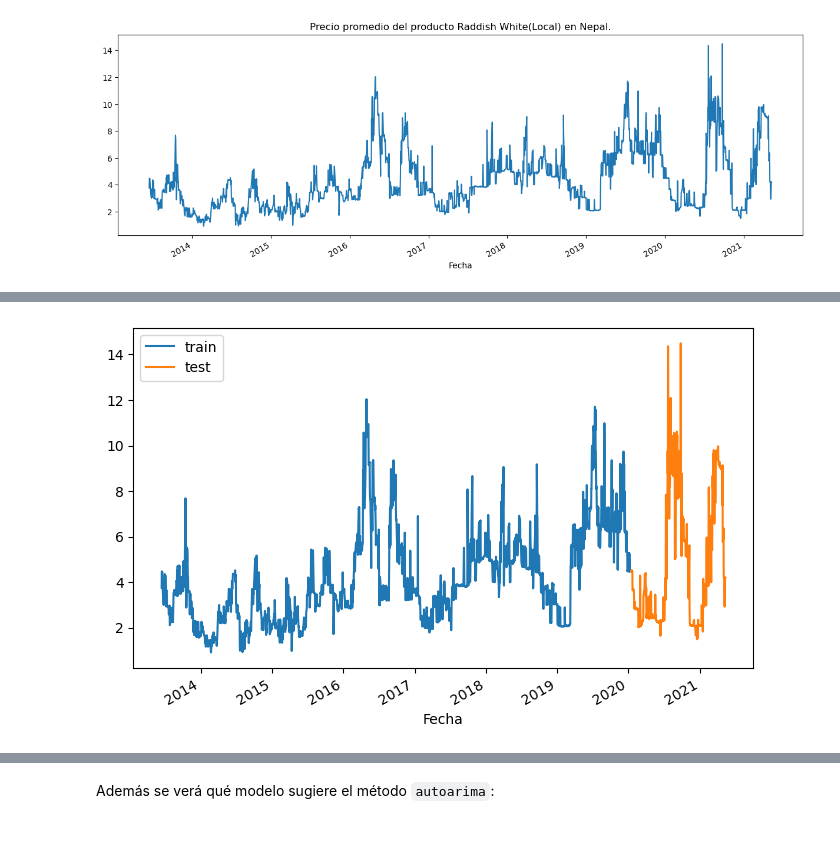
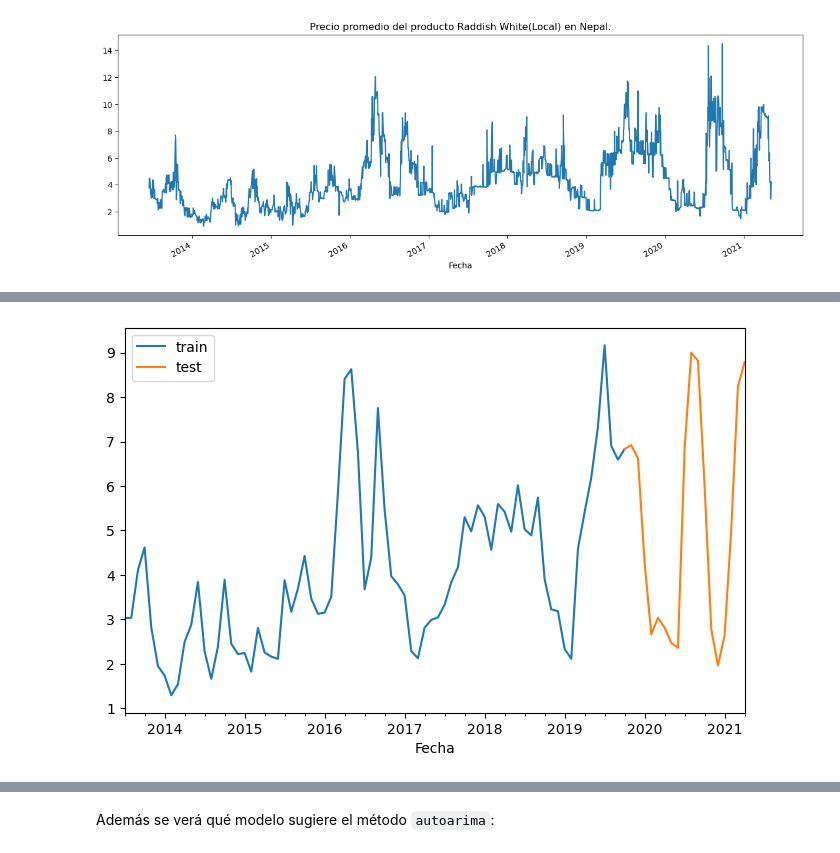
Before and after one commit to paucardenasg/Proyecto_MNLP, a Jupyter notebook: Proyecto_Final.ipynb, the cells around one changed output, grey strips where cells are left out. Drawn from its saved outputs; the diff is of its cells as text; code cells hidden in the pictures.

```diff
--- a/Proyecto_Final.ipynb
+++ b/Proyecto_Final.ipynb
@@ -228,0 +228,9 @@ ts = LinearForecast(data_prod)
+# %%
+data_prod = data_prod.drop(['2013-06-16', '2013-06-17', '2013-06-18', '2013-06-19', '2013-06-20', '2013-06-21',
+                            '2013-06-25', '2013-06-26', '2013-06-27', '2013-06-28', '2013-06-30', '2021-05-01',
+                            '2021-05-02', '2021-05-03', '2021-05-04', '2021-05-05', '2021-05-06', '2021-05-07',
+                            '2021-05-08', '2021-05-09', '2021-05-10', '2021-05-11'])
+# %%
+# Obtener un promedio mensual de los precios en lugar de mantener datos diarios
+data_prod = data_prod.resample('M').mean()
+data_prod
@@ -229,14 +252,16 @@ ts = LinearForecast(data_prod)
 # %%
 # Dividir en datos de entrenamiento (80%) y prueba (20%)
-train, test = ts.split_dataset(train_size=0.8)
+div = int(data_prod.shape[0]*.8)
+train = data_prod[:div+1]
+test = data_prod[div:]
 
 # Visualizar partición entrenamiento - prueba
 fig, ax = plt.subplots(figsize=(10, 5))
 train.plot(figsize=(8,5), ax=ax,)
 test.plot(figsize=(8,5), ax=ax)
 ax.legend(labels = ['train', 'test'])
 plt.show()
 # %% [output]
-[figure, old version]
+[figure, new version]
 # %%
 # Visualizar la distribución de la serie de tiempo
```
Also changed, not shown: parts of 47 cells of this notebook.
